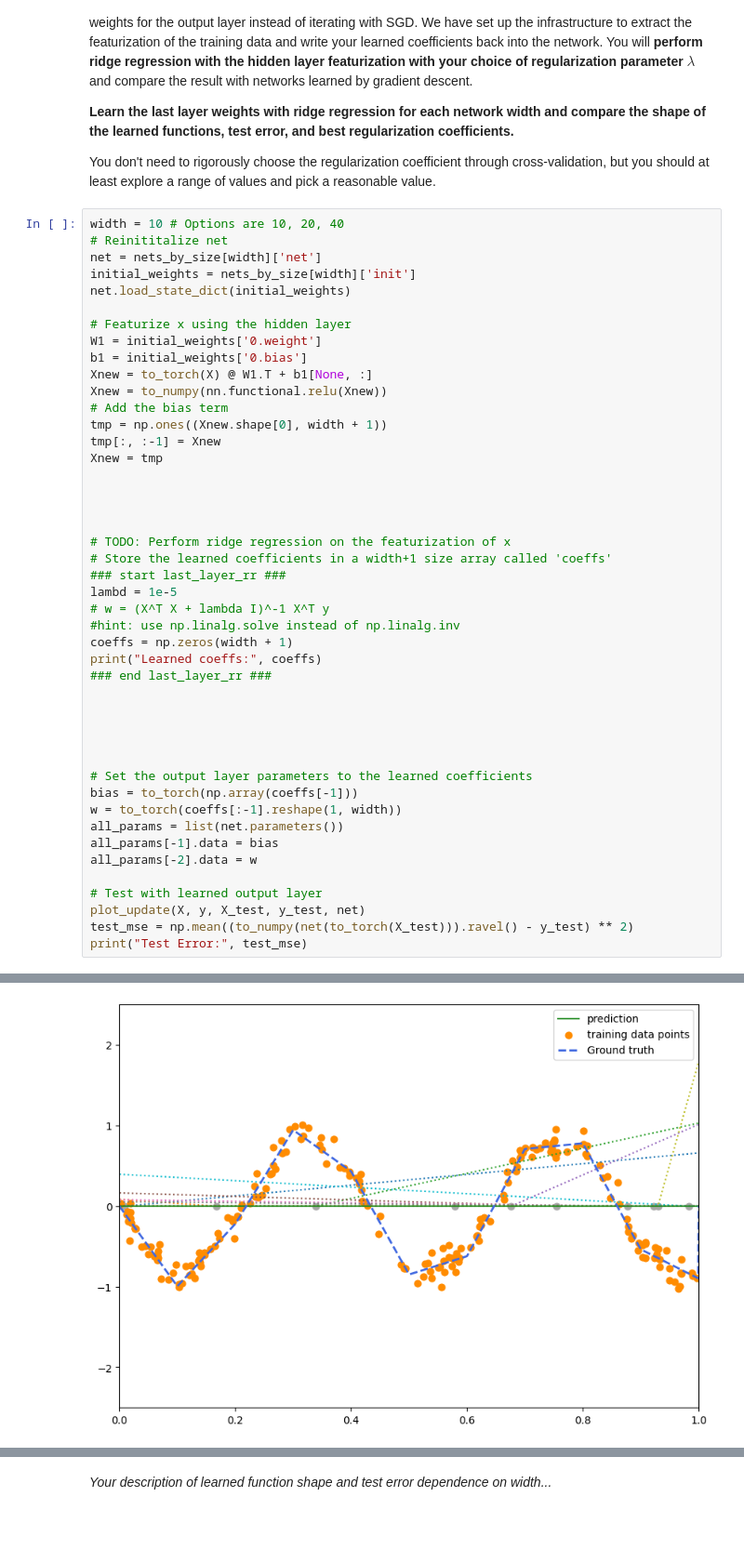
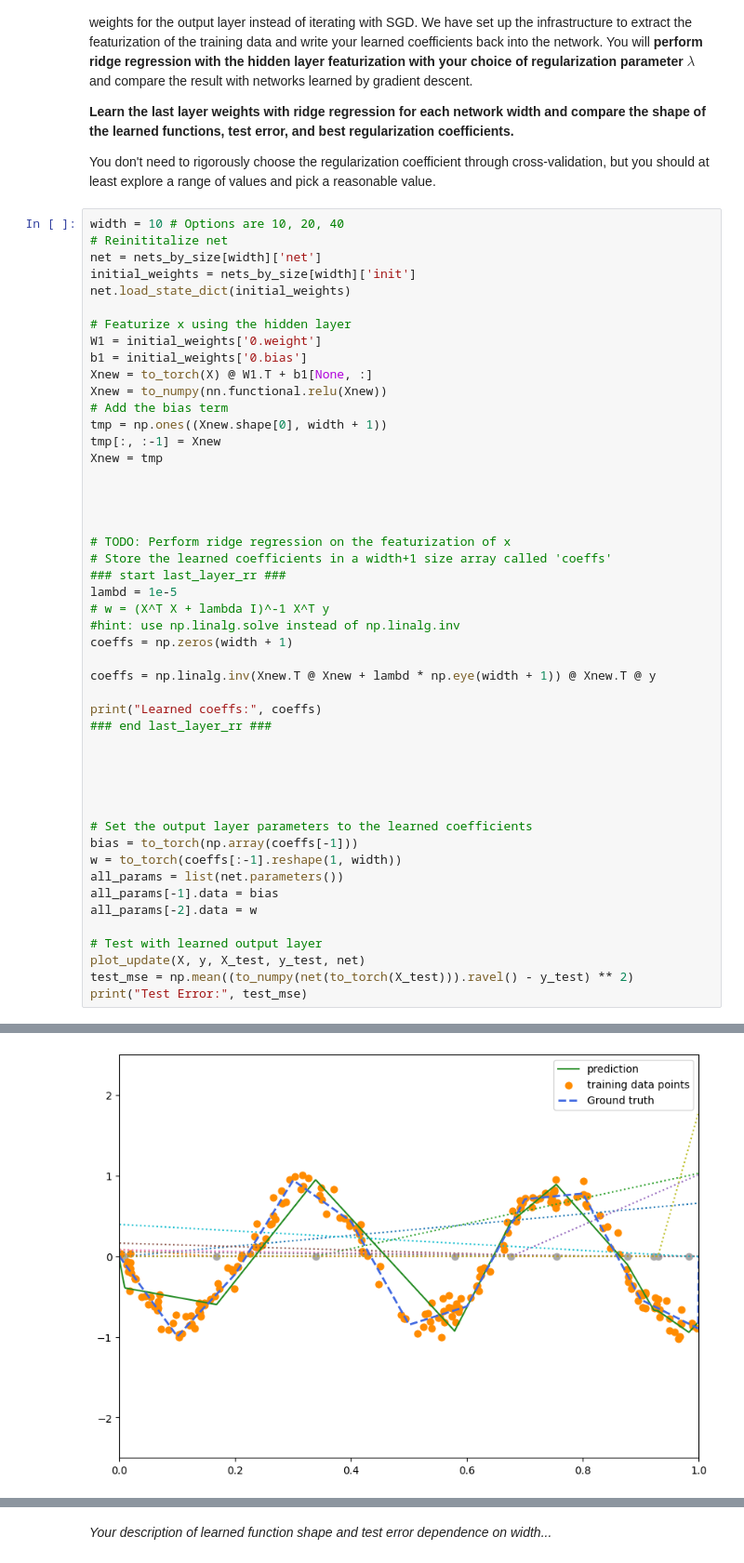
Before and after one commit to Spriggan999/FA26-CS-182, a Jupyter notebook: dis01/code/q_relu_vis.ipynb, the cells around one changed output, grey strips where cells are left out. Shown at 93% size. Saved outputs shown, nothing was run; the diff lists cells and outputs as text; blank space fills up the shorter version.

```diff
--- a/dis01/code/q_relu_vis.ipynb
+++ b/dis01/code/q_relu_vis.ipynb
@@ -341,6 +341,9 @@ lambd = 1e-5
 # w = (X^T X + lambda I)^-1 X^T y
 #hint: use np.linalg.solve instead of np.linalg.inv
 coeffs = np.zeros(width + 1)
+
+coeffs = np.linalg.inv(Xnew.T @ Xnew + lambd * np.eye(width + 1)) @ Xnew.T @ y
+
 print("Learned coeffs:", coeffs)
 ### end last_layer_rr ###
 
@@ -364 +369 @@ Learned coeffs: [0. 0. 0. 0. 0. 0. 0. 0. 0. 0. 0.]
-[figure, old version]
+[figure, new version]
```
Also changed, not shown: parts of 3 cells of this notebook.
